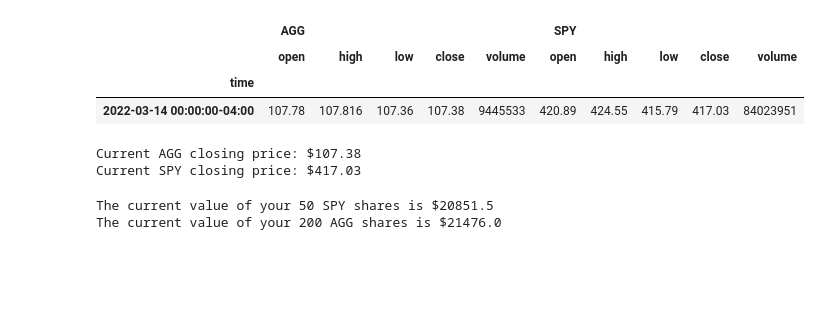
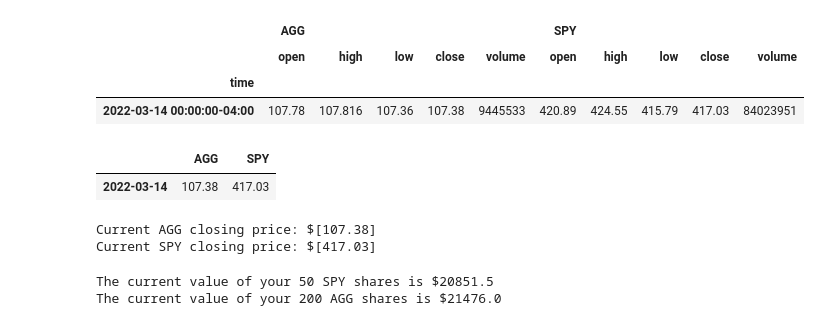
Before and after one commit to Avrpatel/MonteCarlo-Simulations, a Jupyter notebook: Starter_Code/financial-planner.ipynb, the cells around one changed output. Drawn from its saved outputs; the diff is of its cells as text; code cells hidden in the pictures; blank space fills up the shorter version.

```diff
--- a/Starter_Code/financial-planner.ipynb
+++ b/Starter_Code/financial-planner.ipynb
@@ -106,20 +106,34 @@ ticker_data.head()
 |  | open | high | low | close | volume | open | high | low | close | volume |
 | time |  |  |  |  |  |  |  |  |  |  |
 | 2022-03-14 00:00:00-04:00 | 107.78 | 107.816 | 107.36 | 107.38 | 9445533 | 420.89 | 424.55 | 415.79 | 417.03 | 84023951 |
+# %%
+df_closing_prices = pd.DataFrame()
+
+for ticker in tickers:
+    df_closing_prices[ticker] = ticker_data[ticker]["close"]
+
+
+df_closing_prices.index = df_closing_prices.index.date
+df_closing_prices.head()
+# %% [output]
+|  | AGG | SPY |
+| 2022-03-14 | 107.38 | 417.03 |
 # %%
 # Pick AGG and SPY close prices
-agg_close_price = ticker_data.iloc[0][3]
-spy_close_price = ticker_data.iloc[0][8]
 
-# agg_close_price = ticker_data.loc[tickers[0]]['close']
-# spy_close_price = ticker_data.loc['SPY']['close']
+# agg_close_price = ticker_data.iloc[0][3]
+# spy_close_price = ticker_data.iloc[0][8]
+
+agg_close_price = df_closing_prices['AGG'].values
+spy_close_price = df_closing_prices['SPY'].values
+
 
 # # Print AGG and SPY close prices
 print(f"Current AGG closing price: ${agg_close_price}")
 print(f"Current SPY closing price: ${spy_close_price}")
 # %% [output]
-Current AGG closing price: $107.38
-Current SPY closing price: $417.03
+Current AGG closing price: $[107.38]
+Current SPY closing price: $[417.03]
 # %%
 # Compute the current value of shares
 my_agg_value = float(my_agg * agg_close_price)
```
Also changed, not shown: parts of 21 cells of this notebook.
